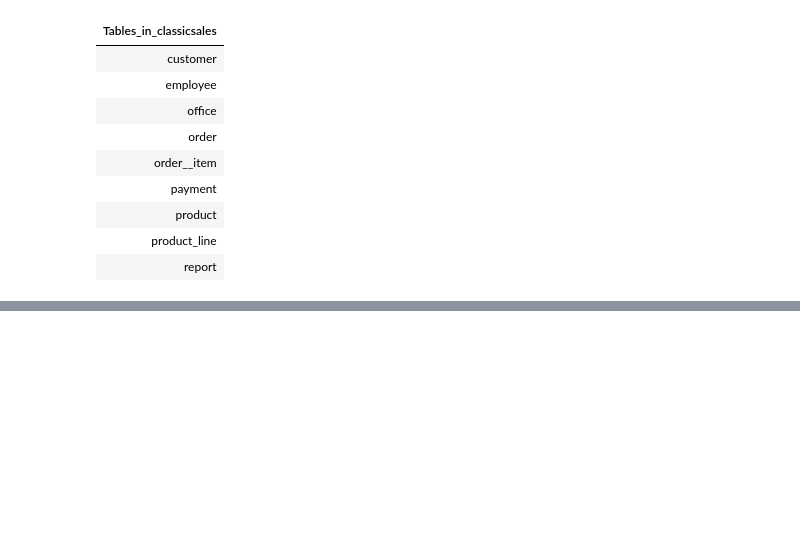
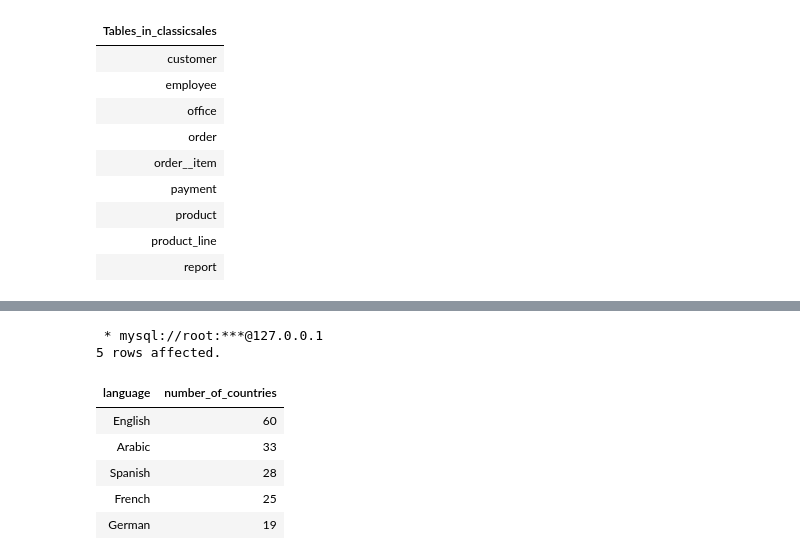
Before and after one commit to JasmineMadi/datajoint-tutorials, a Jupyter notebook: db-course/Assignment7.ipynb, the cells around one changed output, grey strips where cells are left out. Cells and saved outputs as stored; diff of their text form; code cells hidden in the pictures; blank space fills up the shorter version.

```diff
--- a/db-course/Assignment7.ipynb
+++ b/db-course/Assignment7.ipynb
@@ -178,2 +200,17 @@ limit 5
+# %%
+%%sql
+SELECT language,count(name) as number_of_countries FROM languages natural join country_languages natural join countries
+group by language
+order by number_of_countries desc
+limit 5
+# %% [output]
+ * mysql://root:***@127.0.0.1
+5 rows affected.
+| language | number_of_countries |
+| English | 60 |
+| Arabic | 33 |
+| Spanish | 28 |
+| French | 25 |
+| German | 19 |
 # %%
 %%sql
```
Also changed, not shown: parts of 4 cells of this notebook.
